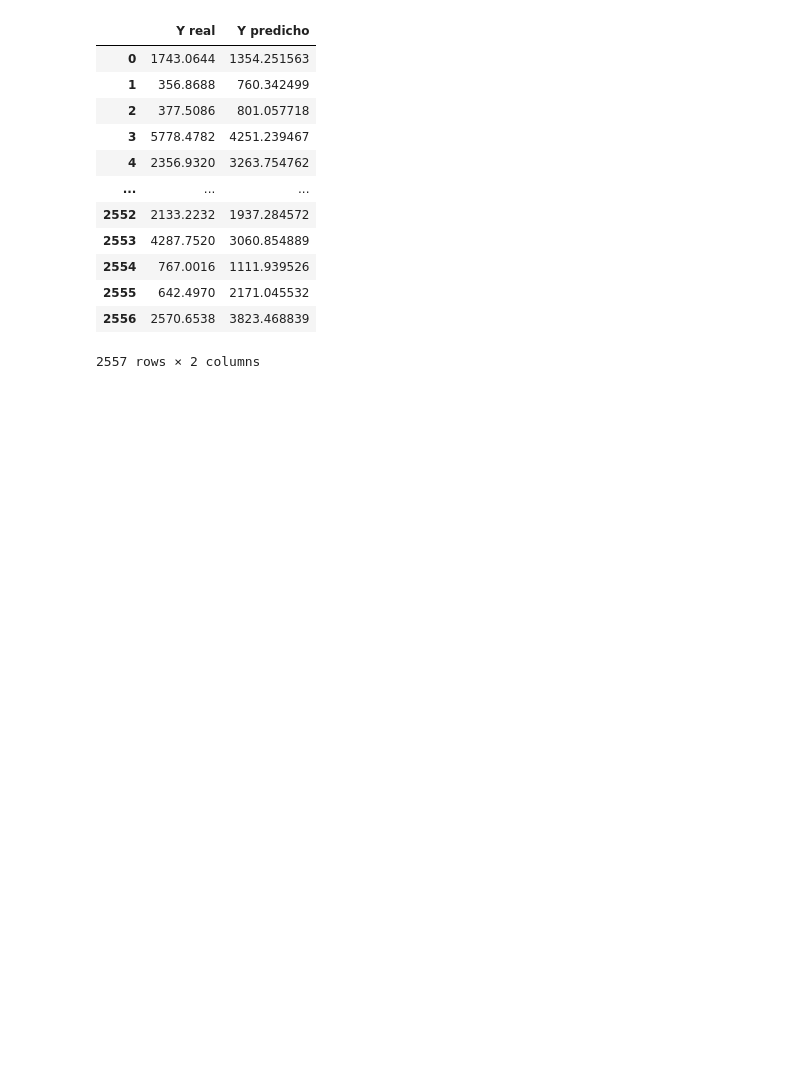
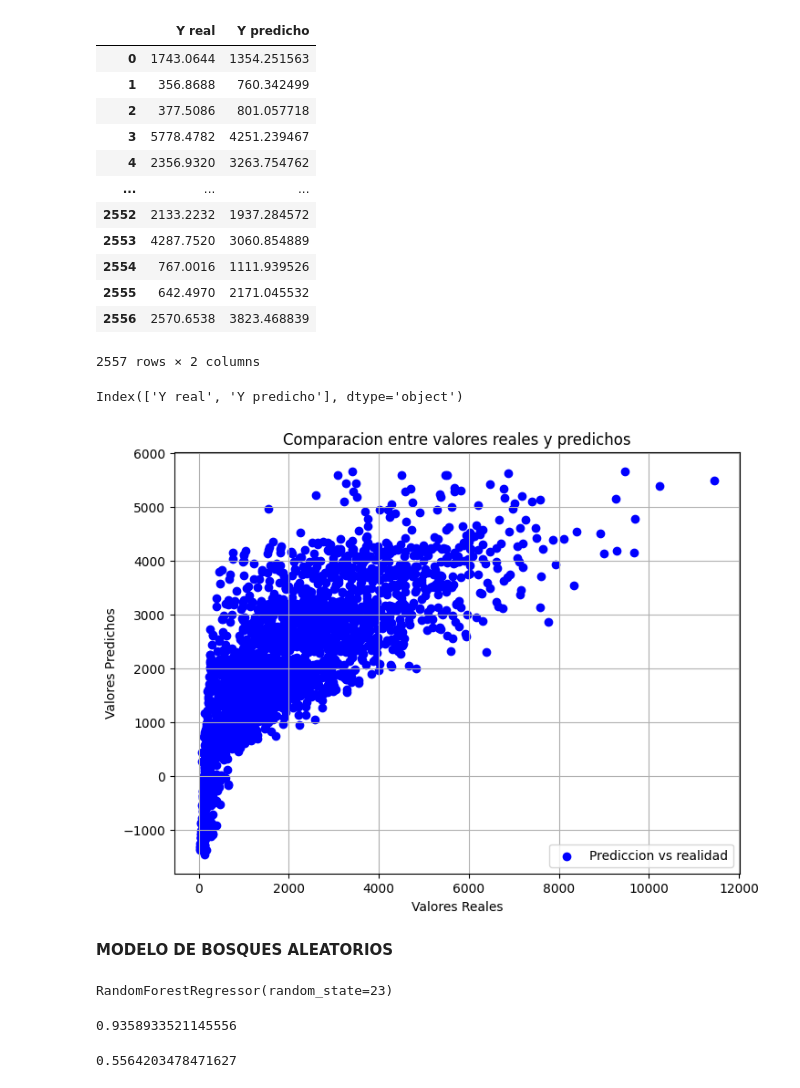
Before and after one commit to alexdaniel-23/Estudio-sobre-la-edad-de-jubilacion, a Jupyter notebook: Prediccion_de_ventas.ipynb, the cells around one changed output. Saved outputs shown, nothing was run; the diff lists cells and outputs as text; code cells hidden in the pictures; blank space fills up the shorter version.

```diff
--- a/Prediccion_de_ventas.ipynb
+++ b/Prediccion_de_ventas.ipynb
@@ -744,3 +744,20 @@ resultados.reset_index(drop=True)
 | 2555 | 642.4970 | 2171.045532 |
 | 2556 | 2570.6538 | 3823.468839 |
 2557 rows × 2 columns
+# %%
+resultados.columns
+# %% [output]
+Index(['Y real', 'Y predicho'], dtype='object')
+# %%
+plt.figure(figsize=(8,6))
+plt.scatter(resultados['Y real'],resultados['Y predicho'],color='blue',label='Prediccion vs realidad')
+plt.xlabel('Valores Reales')
+plt.ylabel('Valores Predichos')
+plt.title('Comparacion entre valores reales y predichos')
+plt.legend()
+plt.grid(True)
+plt.show()
+# %% [output]
+[figure, added]
+# %% [markdown]
+**MODELO DE BOSQUES ALEATORIOS**
@@ -746,0 +766,13 @@ resultados.reset_index(drop=True)
+# %%
+rf = RandomForestRegressor(n_estimators=100,random_state=23)
+rf.fit(X_train,y_train)
+# %% [output]
+RandomForestRegressor(random_state=23)
+# %%
+rf.score(X_train,y_train)
+# %% [output]
+0.9358933521145556
+# %%
+rf.score(X_test,y_test)
+# %% [output]
+0.5564203478471627
```
Also changed, not shown: parts of 13 cells of this notebook.
